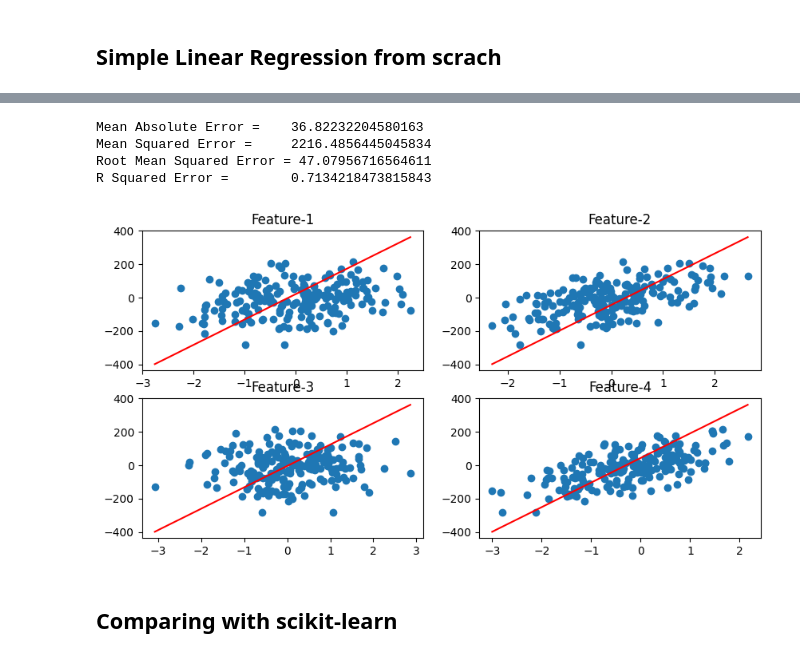
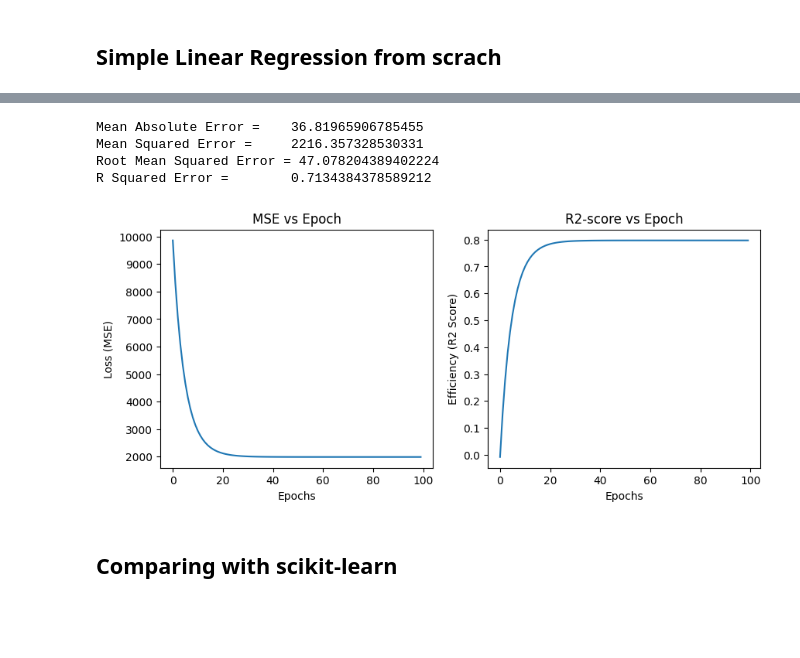
Before and after one commit to shubhamdey01/ML-From-Scratch, a Jupyter notebook: MultiLinearRegression.ipynb, the cells around one changed output, grey strips where cells are left out. Saved outputs shown, nothing was run; the diff lists cells and outputs as text; code cells hidden in the pictures; blank space fills up the shorter version.

```diff
--- a/MultiLinearRegression.ipynb
+++ b/MultiLinearRegression.ipynb
@@ -19,3 +18,0 @@ df.sample(5)
-# %%
-for i in range(4):
-    plt.scatter(X[:,i], y)
@@ -30,6 +25,7 @@ class MultiLinearRegression:
         self.__lr = lr
         self.__epochs = epochs
 
+    # training the model
     def fit(self, X, y):
         m = X.shape[1]
         self.__weights = np.zeros(m)
@@ -38,10 +34,16 @@ class MultiLinearRegression:
         # updating parameters using gradient decent
         self.__gradient_decent(X, y)
 
+    # gradient decent
     def __gradient_decent(self, X, y):
         n = X.shape[0]
+        self.__loss = []
+        self.__r2score = []
         for _ in range(self.__epochs):
             y_pred = np.dot(X, self.__weights) + self.__bias
+
+            self.__loss.append(self.__mse(y, y_pred))
+            self.__r2score.append(self.__r2(y, y_pred))
 
             # gradients
             dw = (1/n) * np.dot(X.T, (y_pred - y))
@@ -51,13 +53,31 @@ class MultiLinearRegression:
             self.__weights -= self.__lr * dw
             self.__bias -= self.__lr * db
 
+    # predicting target value
     def predict(self, x):
         return np.dot(x, self.__weights) + self.__bias
 
+    # returns weights & bias
     def get_parameters(self):
         return self.__weights, self.__bias
 
+    # plots loss and r2 score
+    def plot_cost(self):
+        plt.figure(figsize=(10,4))
+        plt.subplot(1, 2, 1)
+        plt.plot(self.__loss)
+        plt.xlabel('Epochs')
+        plt.ylabel('Loss (MSE)')
+        plt.title('MSE vs Epoch')
 
+        plt.subplot(1, 2, 2)
+        plt.plot(self.__r2score)
+        plt.xlabel('Epochs')
+        plt.ylabel('Efficiency (R2 Score)')
+        plt.title('R2-score vs Epoch')
+
+
+    # evaluation metrices
     def evaluate(self, y_true, y_pred):
         print("Mean Absolute Error =\t", self.__mae(y_true, y_pred))
         print("Mean Squared Error =\t", self.__mse(y_true, y_pred))
@@ -97,7 +117,7 @@ class MultiLinearRegression:
 xTrain, xTest = X[:150], X[150:]
 yTrain, yTest = y[:150], y[150:]
 # %%
-model = MultiLinearRegression(0.1, 500)
+model = MultiLinearRegression(0.1, 100)
 model.fit(xTrain, yTrain)
 # %%
 model.predict([1.304835, -0.021524, 0.622629, -0.151398])
@@ -122,26 +142,14 @@ array([  78.37463022,   50.46222449,   22.71112933,   66.25918767,
 # %%
 model.evaluate(yTest, model.predict(xTest))
 # %% [output]
-Mean Absolute Error =    36.82232204580163
-Mean Squared Error =     2216.4856445045834
-Root Mean Squared Error = 47.07956716564611
-R Squared Error =        0.7134218473815843
+Mean Absolute Error =    36.81965906785455
+Mean Squared Error =     2216.357328530331
+Root Mean Squared Error = 47.078204389402224
+R Squared Error =        0.7134384378589212
-# %%
-plt.figure(figsize=(10,5))
-a1, a2 = [], []
-for i in range(4):
-    plt.subplot(2, 2, i+1)
-    plt.title(f"Feature-{i+1}")
-    plt.scatter(X[:,i], y)
-    a1.append(X[:, i].min())
-    a2.append(X[:, i].max())
-y1 = model.predict(a1)
-y2 = model.predict(a2)
-for i in range(4):
-    plt.subplot(2, 2, i+1)
-    plt.plot([a1[i],a2[i]], [y1,y2], color='red')
-# %% [output]
-[figure, removed]
+# %%
+model.plot_cost()
+# %% [output]
+[figure, added]
 # %% [markdown]
 ## Comparing with scikit-learn
 # %%
```
Also changed, not shown: parts of 7 cells of this notebook, 1 other file.
